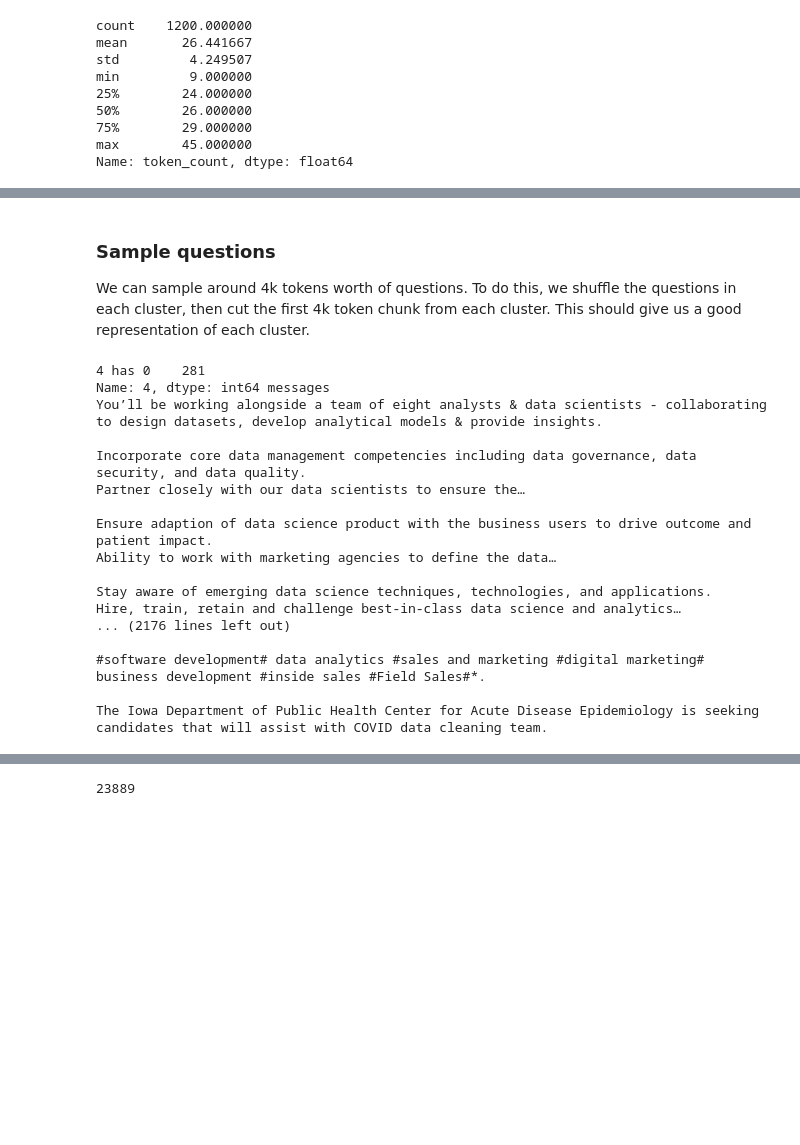
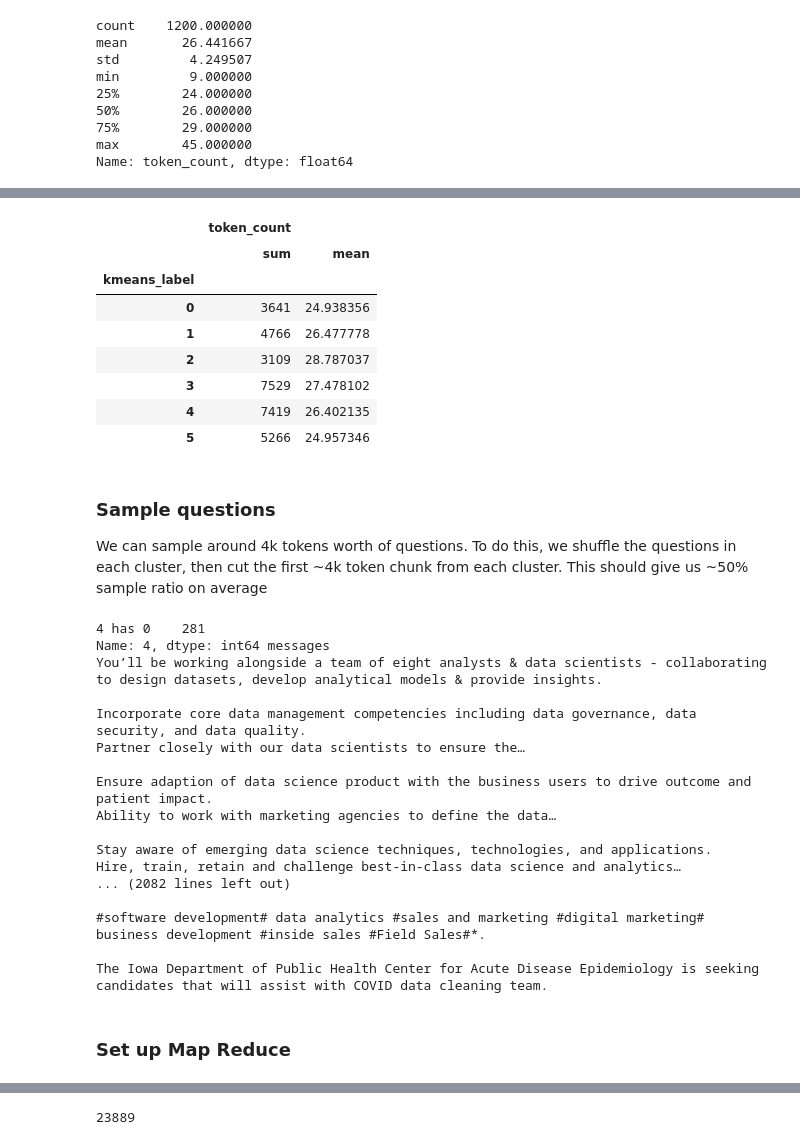
Before and after one commit to pdoubleg/junk-drawer, a Jupyter notebook: docs_example.ipynb, the cells around one changed output, grey strips where cells are left out. Cells and saved outputs as stored; diff of their text form; code cells hidden in the pictures; blank space fills up the shorter version.

```diff
--- a/docs_example.ipynb
+++ b/docs_example.ipynb
@@ -109,9 +113,8 @@ from langchain.prompts.chat import (
     HumanMessagePromptTemplate,
 )
 
-
 def get_prompt():
-    system_template = "You're an expert journalist. You're helping me write a compelling topic title for news articles."
+    system_template = "You're an expert journalist. You're helping me write a concise topic title for news articles."
     human_template = "Using the following articles, write a topic title that summarizes them.\n\nARTICLES:{articles}\n\nTOPIC TITLE:"
 
     return ChatPromptTemplate(
@@ -205,14 +262,28 @@ Name: 3, dtype: int64 messages
+# %%
+df.groupby('kmeans_label').agg({
+    'token_count': ['sum', 'mean']
+})
+# %% [output]
+|  | token_count |  |
+|  | sum | mean |
+| kmeans_label |  |  |
+| 0 | 3641 | 24.938356 |
+| 1 | 4766 | 26.477778 |
+| 2 | 3109 | 28.787037 |
+| 3 | 7529 | 27.478102 |
+| 4 | 7419 | 26.402135 |
+| 5 | 5266 | 24.957346 |
 # %% [markdown]
 ### Sample questions
-We can sample around 4k tokens worth of questions. To do this, we shuffle the questions in each cluster, then cut the first 4k token chunk from each cluster. This should give us a good representation of  each cluster.
+We can sample around 4k tokens worth of questions. To do this, we shuffle the questions in each cluster, then cut the first ~4k token chunk from each cluster. This should give us ~50% sample ratio on average
 # %%
 from langchain.text_splitter import CharacterTextSplitter
 
-def create_doc(messages, max_tokens=4000):
-    #sample around 400 messages from the cluster
+def create_doc(messages, max_tokens=3800):
+    #sample around 125 messages from the cluster
     input_doc = '\n\n'.join(messages)
 
-    text_splitter = CharacterTextSplitter.from_tiktoken_encoder(chunk_size=max_tokens,chunk_overlap=0,separator="\n\n")
+    text_splitter = CharacterTextSplitter.from_tiktoken_encoder(chunk_size=max_tokens, chunk_overlap=0, separator="\n\n")
     # Sanity check
     split_texts = text_splitter.split_text(input_doc)
 
@@ -242,11 +313,13 @@ Ability to work with marketing agencies to define the data…
 
 Stay aware of emerging data science techniques, technologies, and applications.
 Hire, train, retain and challenge best-in-class data science and analytics…
-... (2176 lines left out)
+... (2082 lines left out)
 
 #software development# data analytics #sales and marketing #digital marketing# business development #inside sales #Field Sales#*.
 
 The Iowa Department of Public Health Center for Acute Disease Epidemiology is seeking candidates that will assist with COVID data cleaning team.
+# %% [markdown]
+### Set up Map Reduce
 # %%
 from langchain import PromptTemplate
 
```
Also changed, not shown: parts of 151 cells of this notebook, 11 other files.
